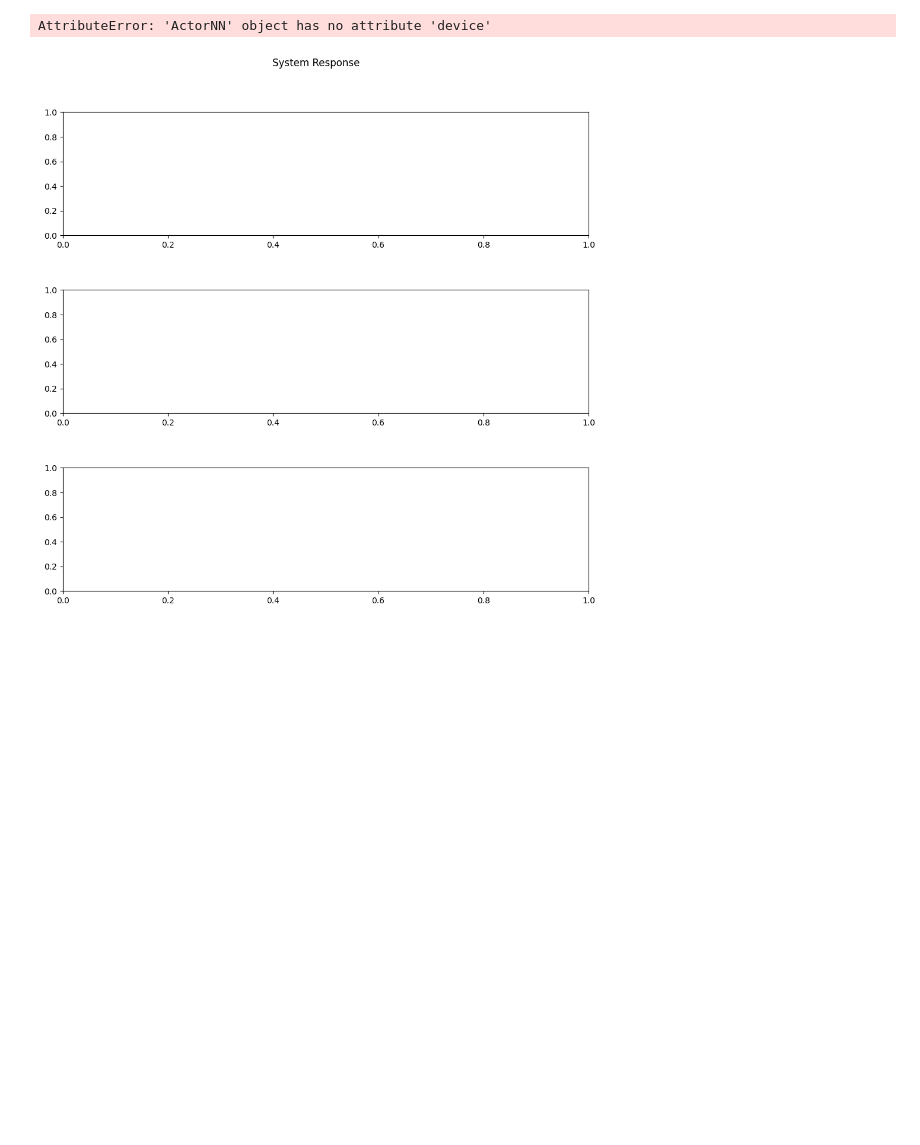
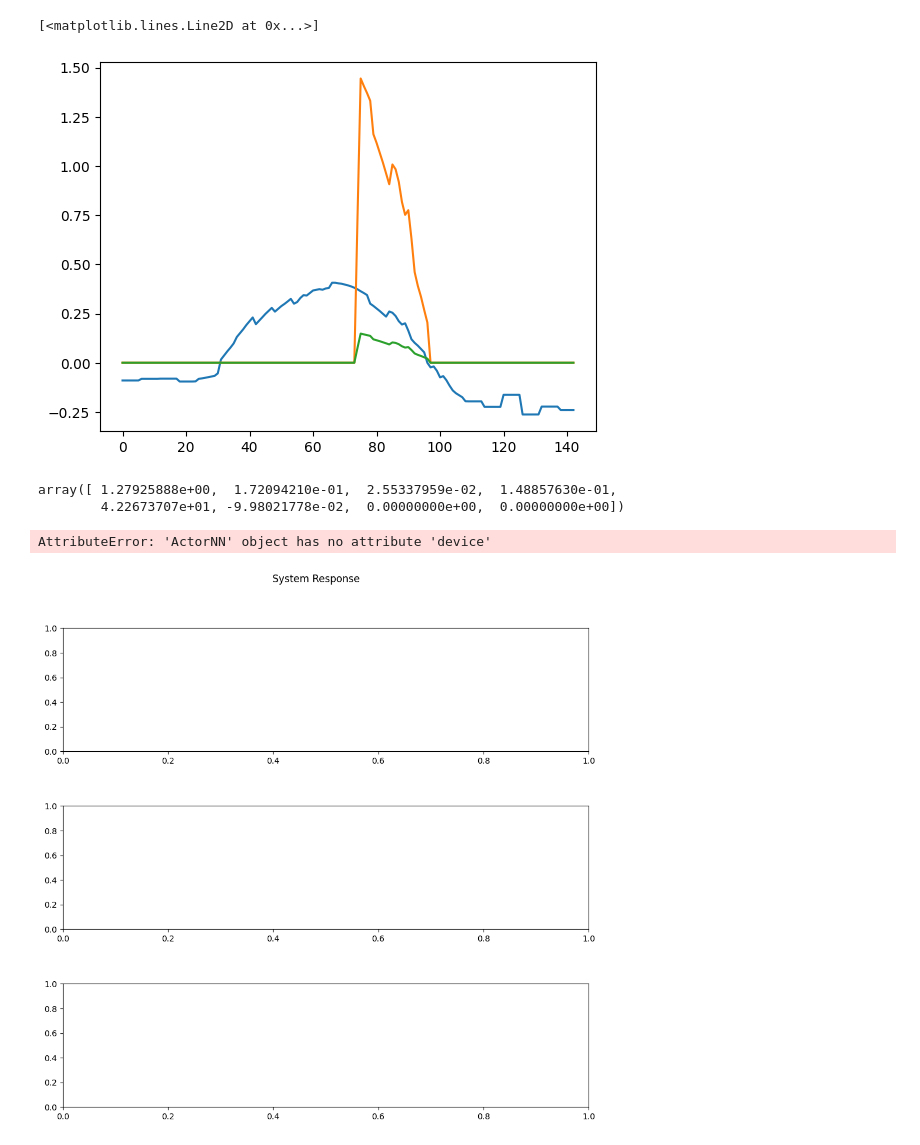
Before and after one commit to Claudio-zb/RL_WEF_MS, a Jupyter notebook: proando.ipynb, the cells around one changed output. Saved outputs shown, nothing was run; the diff lists cells and outputs as text; code cells hidden in the pictures; blank space fills up the shorter version.

```diff
--- a/proando.ipynb
+++ b/proando.ipynb
@@ -11,0 +35,25 @@ TypeError: can't convert cuda:0 device type tensor to numpy. Use Tensor.cpu() to
+# %%
+env = ContinousEMSEnv()
+N = 143
+s, _ = env.reset()
+action = np.array([0.1, 0.001])
+states = np.zeros((N, 10))
+t_states = np.zeros((N, 8))
+for i in range(N):
+    states[i] = s
+    t_states[i] = np.dot(T_matrix, s)
+    s, r, done, _ , _= env.step(action)
+    if done:
+        break
+# %%
+plt.plot(t_states[:, -3])
+plt.plot(states[:, -1])
+plt.plot(states[:, -1]/(max_power_d))
+# %% [output]
+[<matplotlib.lines.Line2D at 0x...>]
+[figure, added]
+# %%
+np.dot(T_matrix, s)
+# %% [output]
+array([ 1.27925888e+00,  1.72094210e-01,  2.55337959e-02,  1.48857630e-01,
+        4.22673707e+01, -9.98021778e-02,  0.00000000e+00,  0.00000000e+00])
```
Also changed, not shown: parts of 7 cells of this notebook, 6 other files.
